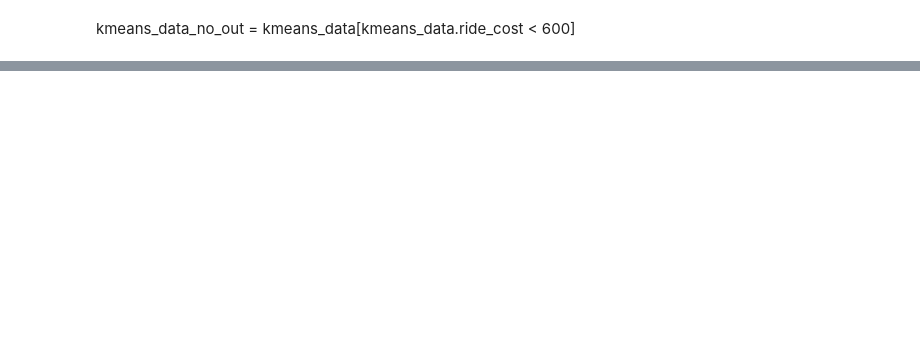
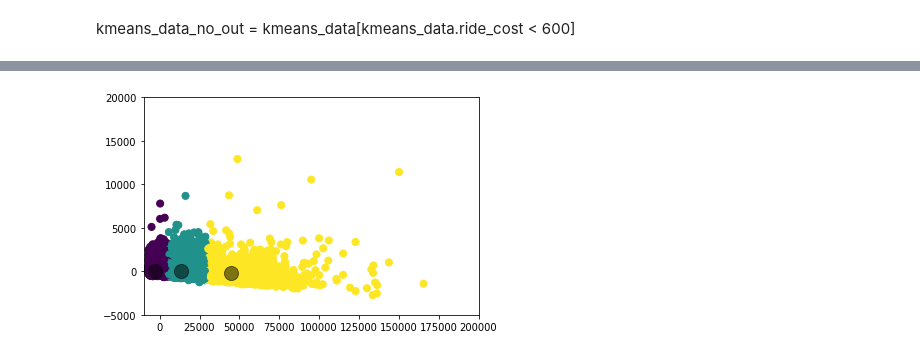
Before and after one commit to anishthite/lyft, a Jupyter notebook: anish's notebook.ipynb, the cells around one changed output, grey strips where cells are left out. Drawn from its saved outputs; the diff is of its cells as text; code cells hidden in the pictures; blank space fills up the shorter version.

```diff
--- a/anish's notebook.ipynb
+++ b/anish's notebook.ipynb
@@ -141,0 +322,8 @@ ax.set_zlabel('Ride Cost')
+# %%
+plt.scatter(pca_data[:, 0], pca_data[:, 1], c=pca_kmeans_predict, s=50, cmap='viridis')
+plt.xlim([-10000,200000])
+plt.ylim([-5000,20000])
+centers = pca_kmeans.cluster_centers_
+plt.scatter(centers[:, 0], centers[:, 1], c='black', s=200, alpha=0.5);
+# %% [output]
+[figure, added]
```
Also changed, not shown: parts of 27 cells of this notebook.
